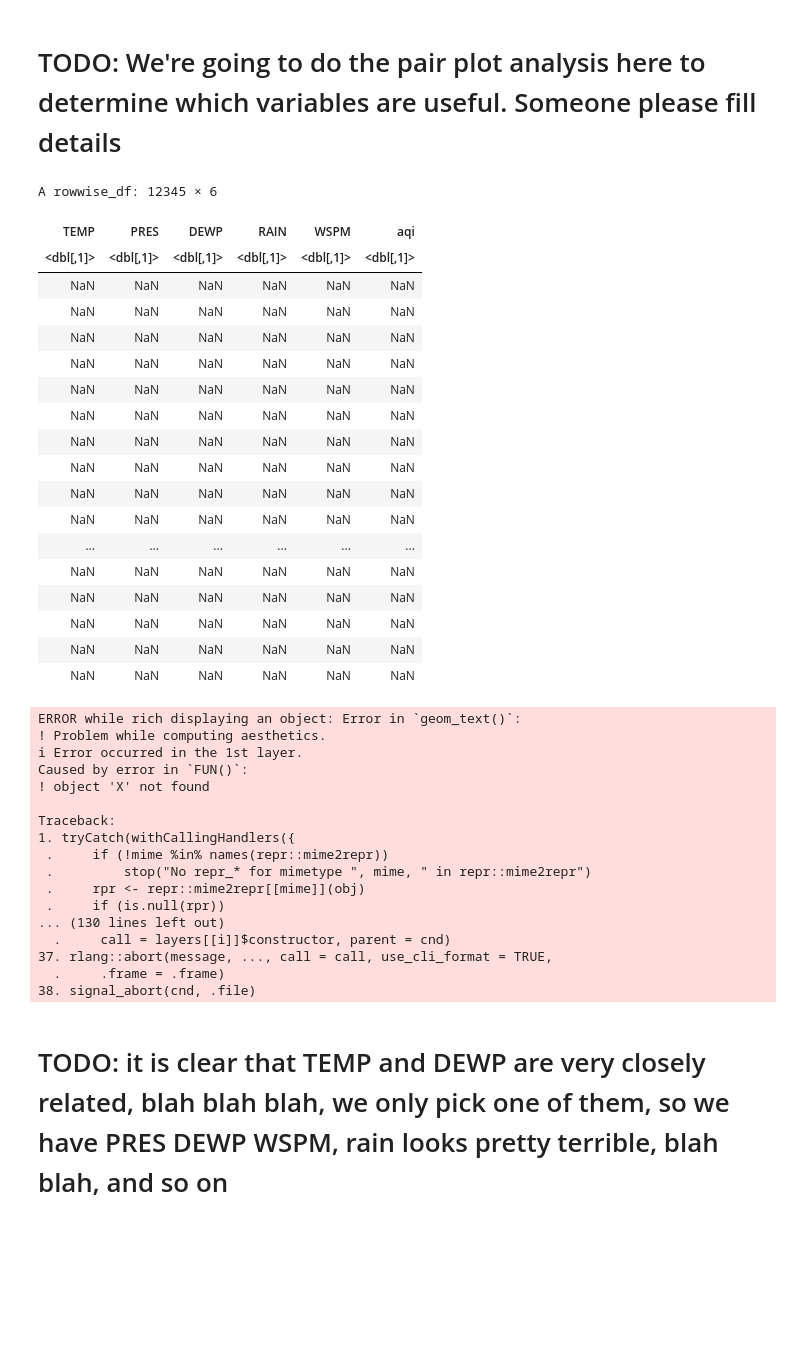
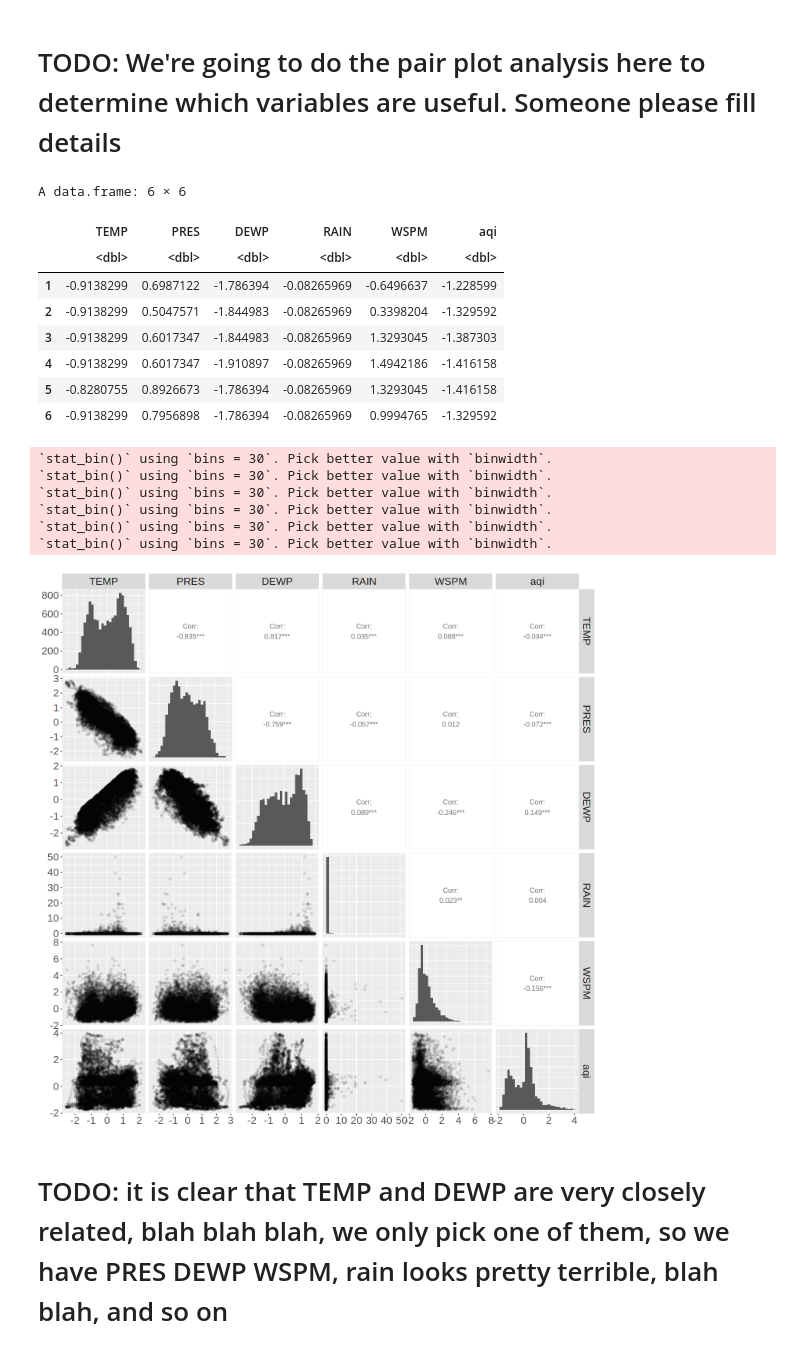
Before and after one commit to DonkeyBlaster/dsci-100-2023w1-group43, a Jupyter notebook: Report.ipynb, the cells around one changed output. Cells and saved outputs as stored; diff of their text form; code cells hidden in the pictures; blank space fills up the shorter version.

```diff
--- a/Report.ipynb
+++ b/Report.ipynb
@@ -234,54 +225,35 @@ colnames(aqd_train)
 # %%
 options(repr.plot.width = 12, repr.plot.height = 12)
 aqd_pairplot <- aqd_train |>
     select(TEMP:WSPM, aqi) |>
     na.omit() |>
-    mutate(across(TEMP:aqi, scale))
+    scale() |>
+    as.data.frame()
 
+head(aqd_pairplot, 6)
 
-aqd_pairplot
 ggpairs(aqd_pairplot,
         lower = list(continuous = wrap('points', alpha = 0.1)),
         diag = list(continuous = "barDiag")
     ) +
     theme(text = element_text(size = 20))
 # %% [output]
-A rowwise_df: 12345 × 6
+A data.frame: 6 × 6
-| TEMP | PRES | DEWP | RAIN | WSPM | aqi |
-| <dbl[,1]> | <dbl[,1]> | <dbl[,1]> | <dbl[,1]> | <dbl[,1]> | <dbl[,1]> |
-| NaN | NaN | NaN | NaN | NaN | NaN |
-| NaN | NaN | NaN | NaN | NaN | NaN |
-| NaN | NaN | NaN | NaN | NaN | NaN |
-| NaN | NaN | NaN | NaN | NaN | NaN |
-| NaN | NaN | NaN | NaN | NaN | NaN |
-| NaN | NaN | NaN | NaN | NaN | NaN |
-| NaN | NaN | NaN | NaN | NaN | NaN |
-| NaN | NaN | NaN | NaN | NaN | NaN |
-| NaN | NaN | NaN | NaN | NaN | NaN |
-| NaN | NaN | NaN | NaN | NaN | NaN |
-| ... | ... | ... | ... | ... | ... |
-| NaN | NaN | NaN | NaN | NaN | NaN |
-| NaN | NaN | NaN | NaN | NaN | NaN |
-| NaN | NaN | NaN | NaN | NaN | NaN |
-| NaN | NaN | NaN | NaN | NaN | NaN |
-| NaN | NaN | NaN | NaN | NaN | NaN |
+|  | TEMP | PRES | DEWP | RAIN | WSPM | aqi |
+|  | <dbl> | <dbl> | <dbl> | <dbl> | <dbl> | <dbl> |
+| 1 | -0.9138299 | 0.6987122 | -1.786394 | -0.08265969 | -0.6496637 | -1.228599 |
+| 2 | -0.9138299 | 0.5047571 | -1.844983 | -0.08265969 | 0.3398204 | -1.329592 |
+| 3 | -0.9138299 | 0.6017347 | -1.844983 | -0.08265969 | 1.3293045 | -1.387303 |
+| 4 | -0.9138299 | 0.6017347 | -1.910897 | -0.08265969 | 1.4942186 | -1.416158 |
+| 5 | -0.8280755 | 0.8926673 | -1.786394 | -0.08265969 | 1.3293045 | -1.416158 |
+| 6 | -0.9138299 | 0.7956898 | -1.786394 | -0.08265969 | 0.9994765 | -1.329592 |
-ERROR while rich displaying an object: Error in `geom_text()`:
-! Problem while computing aesthetics.
-ℹ Error occurred in the 1st layer.
-Caused by error in `FUN()`:
-! object 'X' not found
-
-Traceback:
-1. tryCatch(withCallingHandlers({
- .     if (!mime %in% names(repr::mime2repr))
- .         stop("No repr_* for mimetype ", mime, " in repr::mime2repr")
- .     rpr <- repr::mime2repr[[mime]](obj)
- .     if (is.null(rpr))
-... (130 lines left out)
-  .     call = layers[[i]]$constructor, parent = cnd)
-37. rlang::abort(message, ..., call = call, use_cli_format = TRUE,
-  .     .frame = .frame)
-38. signal_abort(cnd, .file)
+`stat_bin()` using `bins = 30`. Pick better value with `binwidth`.
+`stat_bin()` using `bins = 30`. Pick better value with `binwidth`.
+`stat_bin()` using `bins = 30`. Pick better value with `binwidth`.
+`stat_bin()` using `bins = 30`. Pick better value with `binwidth`.
+`stat_bin()` using `bins = 30`. Pick better value with `binwidth`.
+`stat_bin()` using `bins = 30`. Pick better value with `binwidth`.
+[figure, added]
 # %% [markdown]
 # TODO: it is clear that TEMP and DEWP are very closely related, blah blah blah, we only pick one of them, so we have PRES DEWP WSPM, rain looks pretty terrible, blah blah, and so on
 # %% [markdown]
```
Also changed, not shown: parts of 3 cells of this notebook.
